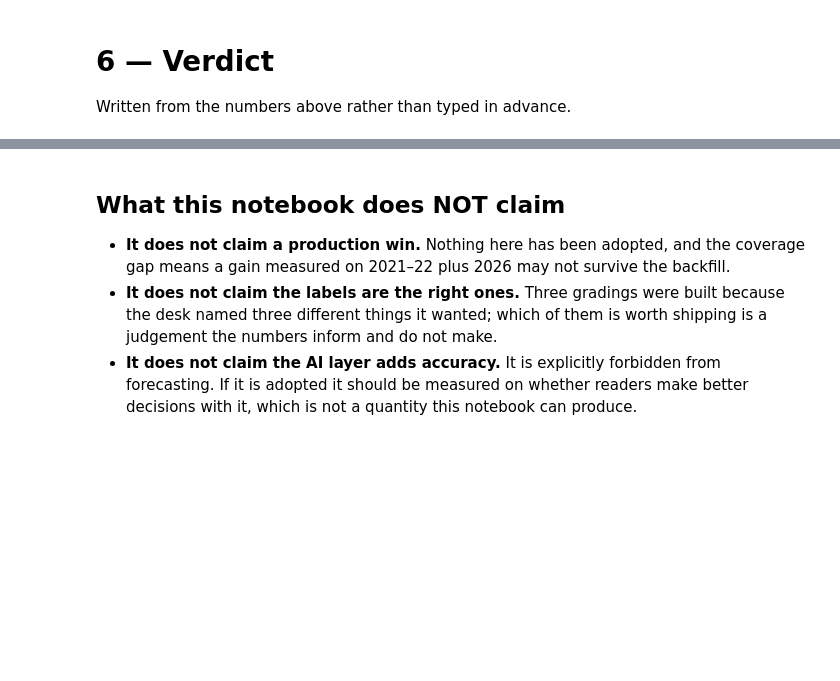
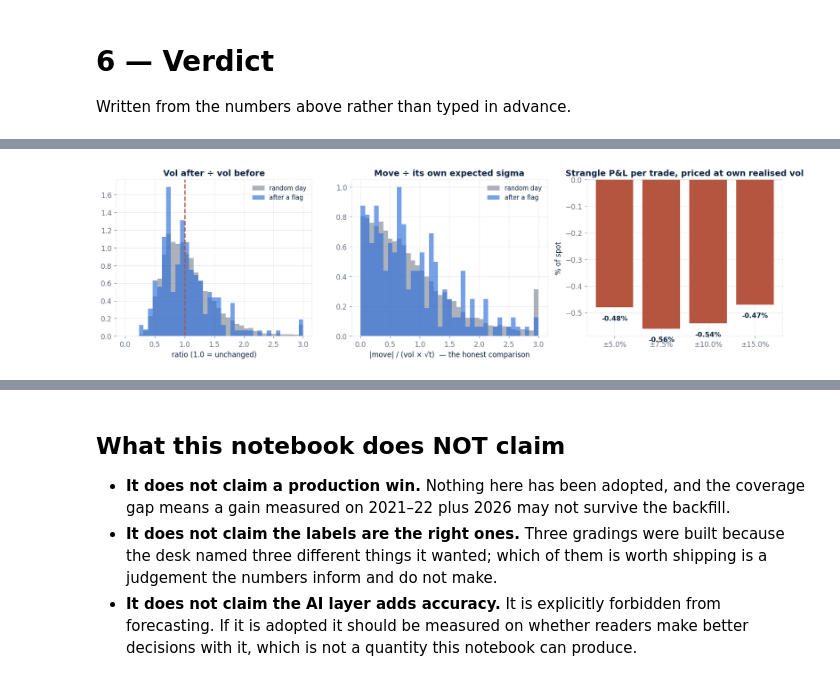
Before and after one commit to alexbrownian/retailAPOLLO, a Jupyter notebook: notebooks/08_inflection_prototype.ipynb, the cells around one changed output, grey strips where cells are left out. Drawn from its saved outputs; the diff is of its cells as text; code cells hidden in the pictures; blank space fills up the shorter version.

```diff
--- a/notebooks/08_inflection_prototype.ipynb
+++ b/notebooks/08_inflection_prototype.ipynb
@@ -1272,0 +1555,14 @@ wrote docs/research/nb08_inflection.json · total 232s
+# %%
+for _g in (FLAG, CTRL):
+    _g["sigma_exp"] = _g["rv_before"] * np.sqrt(TAU)
+    _g["z"] = _g["absmove"] / _g["sigma_exp"]
+MOVES = pd.DataFrame([
+    {"group": g,
+     "median |move|": f"{100 * d['absmove'].median():.2f}%",
+     "mean |move|": f"{100 * d['absmove'].mean():.2f}%",
+     "trailing vol (mean)": f"{100 * d['rv_before'].mean():.1f}%",
+     "move / own sigma (median)": round(float(d["z"].median()), 3)}
+    for g, d in (("after an INFLECTION", FLAG), ("random scored day", CTRL))])
+print(MOVES.to_string(index=False))
+_p_z = mannwhitneyu(FLAG["z"], CTRL["z"], alternative="greater")[1]
+print(f"\nMann-Whitney on move/sigma, flags > control: p = {_p_z:.3g}")
@@ -1272,0 +1661,37 @@ wrote docs/research/nb08_inflection.json · total 232s
+# %%
+fig, axes = plt.subplots(1, 3, figsize=(15, 4.4))
+ax = axes[0]
+_b = np.linspace(0, 3, 40)
+ax.hist(CTRL["ratio"].clip(0, 3), bins=_b, density=True, color=GREY,
+        alpha=0.55, label="random day")
+ax.hist(FLAG["ratio"].clip(0, 3), bins=_b, density=True, color=BLUE,
+        alpha=0.65, label="after a flag")
+ax.axvline(1.0, color=RED, lw=1.8, ls="--")
+ax.set_title("Vol after ÷ vol before")
+ax.set_xlabel("ratio (1.0 = unchanged)")
+ax.legend(frameon=False, fontsize=9.5)
+
+ax = axes[1]
+_b2 = np.linspace(0, 3, 40)
+ax.hist(CTRL["z"].clip(0, 3), bins=_b2, density=True, color=GREY,
+        alpha=0.55, label="random day")
+ax.hist(FLAG["z"].clip(0, 3), bins=_b2, density=True, color=BLUE,
+        alpha=0.65, label="after a flag")
+ax.set_title("Move ÷ its own expected sigma")
+ax.set_xlabel("|move| / (vol × √t)  — the honest comparison")
+ax.legend(frameon=False, fontsize=9.5)
+
+ax = axes[2]
+_fl = STRANGLE[STRANGLE["group"] == "FLAG"]
+_net = [float(v.strip("%+")) for v in _fl["net per trade"]]
+ax.bar(_fl["strike"], _net, color=[GREEN if v > 0 else RED for v in _net])
+ax.axhline(0, color=NAVY, lw=1.6)
+for i, v in enumerate(_net):
+    ax.text(i, v - 0.03, f"{v:+.2f}%", ha="center", va="top", fontsize=10.5,
+            fontweight="bold")
+ax.set_title("Strangle P&L per trade, priced at own realised vol")
+ax.set_ylabel("% of spot")
+fig.tight_layout()
+plt.show()
+# %% [output]
+[figure, added]
```
Also changed, not shown: parts of 21 cells of this notebook, 10 other files.
